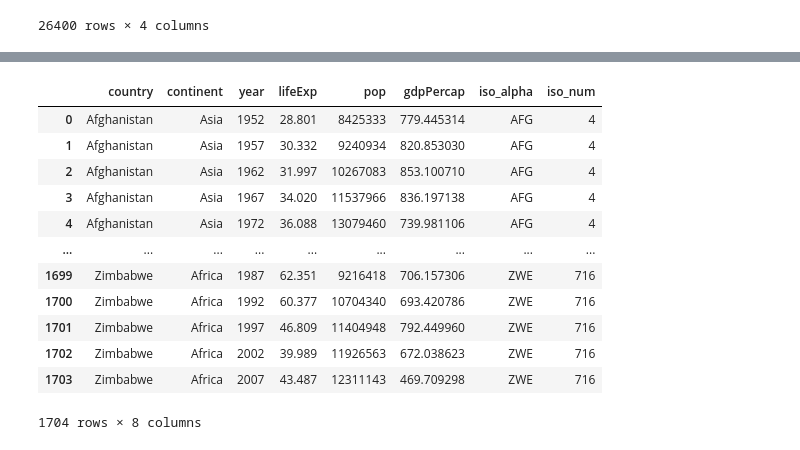
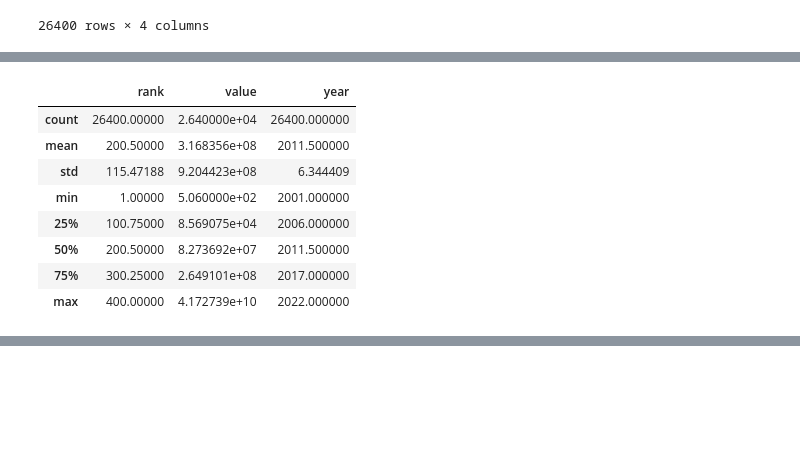
Before and after one commit to mlacasa/1BATXILLERAT, a Jupyter notebook: PràcticaBasedeDades.ipynb, the cells around one changed output, grey strips where cells are left out. Drawn from its saved outputs; the diff is of its cells as text; code cells hidden in the pictures; blank space fills up the shorter version.

```diff
--- a/PràcticaBasedeDades.ipynb
+++ b/PràcticaBasedeDades.ipynb
@@ -439 +460,13 @@ import plotly.express as px
+# %%
+data2.describe()
+# %% [output]
+|  | rank | value | year |
+| count | 26400.00000 | 2.640000e+04 | 26400.000000 |
+| mean | 200.50000 | 3.168356e+08 | 2011.500000 |
+| std | 115.47188 | 9.204423e+08 | 6.344409 |
+| min | 1.00000 | 5.060000e+02 | 2001.000000 |
+| 25% | 100.75000 | 8.569075e+04 | 2006.000000 |
+| 50% | 200.50000 | 8.273692e+07 | 2011.500000 |
+| 75% | 300.25000 | 2.649101e+08 | 2017.000000 |
+| max | 400.00000 | 4.172739e+10 | 2022.000000 |
 # %%
@@ -444,19 +475,3 @@ fig = px.bar(df, x="continent", y="pop", color="continent",
 fig.show()
 # %% [output]
 [interactive output not drawn]
-# %%
-df
-# %% [output]
-|  | country | continent | year | lifeExp | pop | gdpPercap | iso_alpha | iso_num |
-| 0 | Afghanistan | Asia | 1952 | 28.801 | 8425333 | 779.445314 | AFG | 4 |
-| 1 | Afghanistan | Asia | 1957 | 30.332 | 9240934 | 820.853030 | AFG | 4 |
-| 2 | Afghanistan | Asia | 1962 | 31.997 | 10267083 | 853.100710 | AFG | 4 |
-| 3 | Afghanistan | Asia | 1967 | 34.020 | 11537966 | 836.197138 | AFG | 4 |
-| 4 | Afghanistan | Asia | 1972 | 36.088 | 13079460 | 739.981106 | AFG | 4 |
-| ... | ... | ... | ... | ... | ... | ... | ... | ... |
-| 1699 | Zimbabwe | Africa | 1987 | 62.351 | 9216418 | 706.157306 | ZWE | 716 |
-| 1700 | Zimbabwe | Africa | 1992 | 60.377 | 10704340 | 693.420786 | ZWE | 716 |
-| 1701 | Zimbabwe | Africa | 1997 | 46.809 | 11404948 | 792.449960 | ZWE | 716 |
-| 1702 | Zimbabwe | Africa | 2002 | 39.989 | 11926563 | 672.038623 | ZWE | 716 |
-| 1703 | Zimbabwe | Africa | 2007 | 43.487 | 12311143 | 469.709298 | ZWE | 716 |
-1704 rows × 8 columns
```
Also changed, not shown: parts of 4 cells of this notebook.
